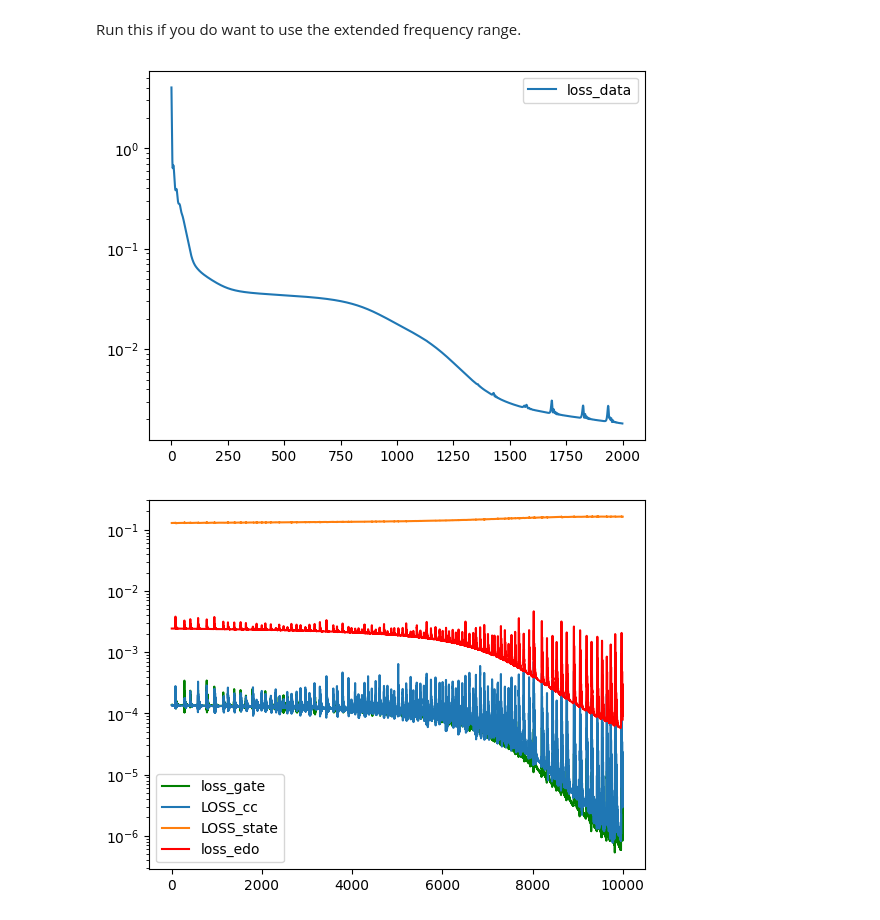
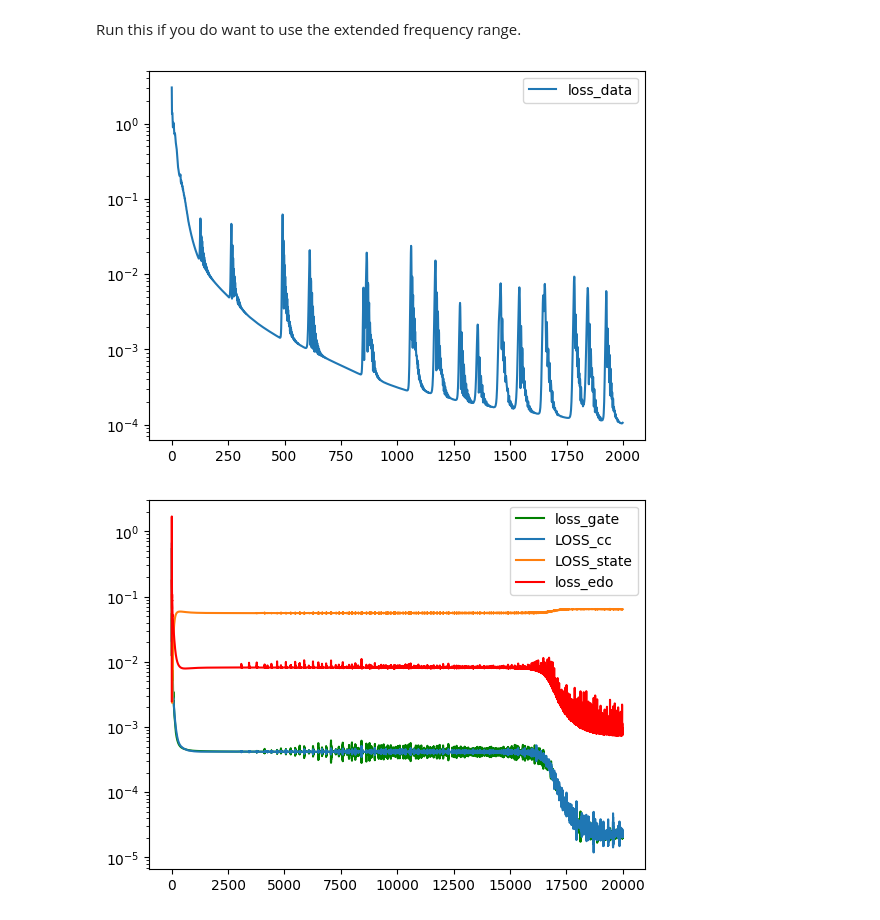
Before and after one commit to martinjimenez388/my-first-proyect, a Jupyter notebook: PINN_control_4levels_pre_trained.ipynb, the cells around one changed output. Saved outputs shown, nothing was run; the diff lists cells and outputs as text; code cells hidden in the pictures.

```diff
--- a/PINN_control_4levels_pre_trained.ipynb
+++ b/PINN_control_4levels_pre_trained.ipynb
@@ -72,7 +71,7 @@ class SIN(tc.nn.Module):
     def forward(self, x):
         return tc.sin(x)
 # %%
-neuronio = [128,128]
+neuronio = [256,256,256]
 X_vector   = Rede(
     neuronio    = neuronio,
     input_      = 1,
@@ -180,8 +179,8 @@ X_vector = Rede(
     creat_p=True,
     N_of_paramater=0,
     use_fourier=True,
-    n_freq=10,
-    f_max=10.0
+    n_freq=32,
+    f_max=30.0
 )
 
 opt = tc.optim.Adam(X_vector.parameters(),
@@ -253,9 +252,9 @@ def evolution_qutip(wp,ws,t_points,psi0):
 
 
 def guess(time):
-    return 1.0  # np.sin(2*np.pi*time/tfinal)
+    return np.sin(2*np.pi*time/tfinal)
 def guess1(time):
-    return 1.0 # np.cos(2*np.pi*time/tfinal)
+    return np.cos(2*np.pi*time/tfinal)
 wp=guess(t_points)
 ws=guess1(t_points)
 psi0 = qt.basis(4, 0) # Initial state |0>
@@ -333,7 +332,7 @@ plt.yscale("log")
 plt.legend()
 plt.show()
 # %% [output]
-[figure, old version]
+[figure, new version]
 # %%
 #Make the calculation of all the loss functions compilable
 @tc.jit.script
@@ -404,7 +403,7 @@ def calculate_all_losses(s0: tc.Tensor, s1: tc.Tensor, derivs: tc.Tensor, v0: tc
 
     return loss_edo, loss_data, loss_gate, loss_state
 # %%
-epocas  = 10000
+epocas  = 20000
 sqrt12=1.0/tc.sqrt(tc.tensor(2.0))
 LOSS    = []
 LOSS1   = []
@@ -453,35 +452,38 @@ for _ in tqdm(range(epocas)):
     # If time is (N,1), autograd returns (N,1); expand via the Jacobian trick:
     # We still need per-component derivatives, so keep the loop-free cat approach:
     vars_list = list(s0.split(1, dim=1)) + list(s1.split(1, dim=1))  # 12 × (N,1)
     derivs = tc.cat(
         [tc.autograd.grad(v, time, grad_outputs=tc.ones_like(v),
                           create_graph=True)[0] for v in vars_list],
         dim=1
     )
 
     LOSS_edo, LOSS_cc, Loss_gate, Loss_state = calculate_all_losses(s0, s1, derivs, v0, vt, Op, Os)
 
+    #Loss_freq = ((tc.autograd.grad(Op, time, grad_outputs=tc.ones_like(Os), create_graph=True)[0])**2).mean()
+    #Loss_freq += ((tc.autograd.grad(Os, time, grad_outputs=tc.ones_like(Op), create_graph=True)[0])**2).mean()
+
     ####### Loss total #######
-    loss_i = LOSS_edo + LOSS_cc + Loss_gate #+0.3*Loss_state
+    loss_i = LOSS_edo + LOSS_cc + Loss_gate + 0.3*Loss_state
 
     ####### Backpropagation #######
     opt.zero_grad()
     loss_i.backward()
     opt.step()
     LOSS1.append(LOSS_edo.cpu().detach().numpy())
     LOSS2.append(LOSS_cc.cpu().detach().numpy())
     LOSS3.append(Loss_state.cpu().detach().numpy())
     LOSS.append(Loss_gate.cpu().detach().numpy())
 
 plt.plot(LOSS,"g",label="loss_gate")
 plt.plot(LOSS2,label="LOSS_cc")
 plt.plot(LOSS3,label="LOSS_state")
 plt.plot(LOSS1,'r-',label="loss_edo")
 plt.yscale("log")
 plt.legend()
 plt.show()
 # %% [output]
-[figure, old version]
+[figure, new version]
 # %%
 t_points =  np.linspace(0,tfinal, N)
 X_  = X_vector(time).detach().numpy()
```
Also changed, not shown: parts of 4 cells of this notebook, 5 other files.
